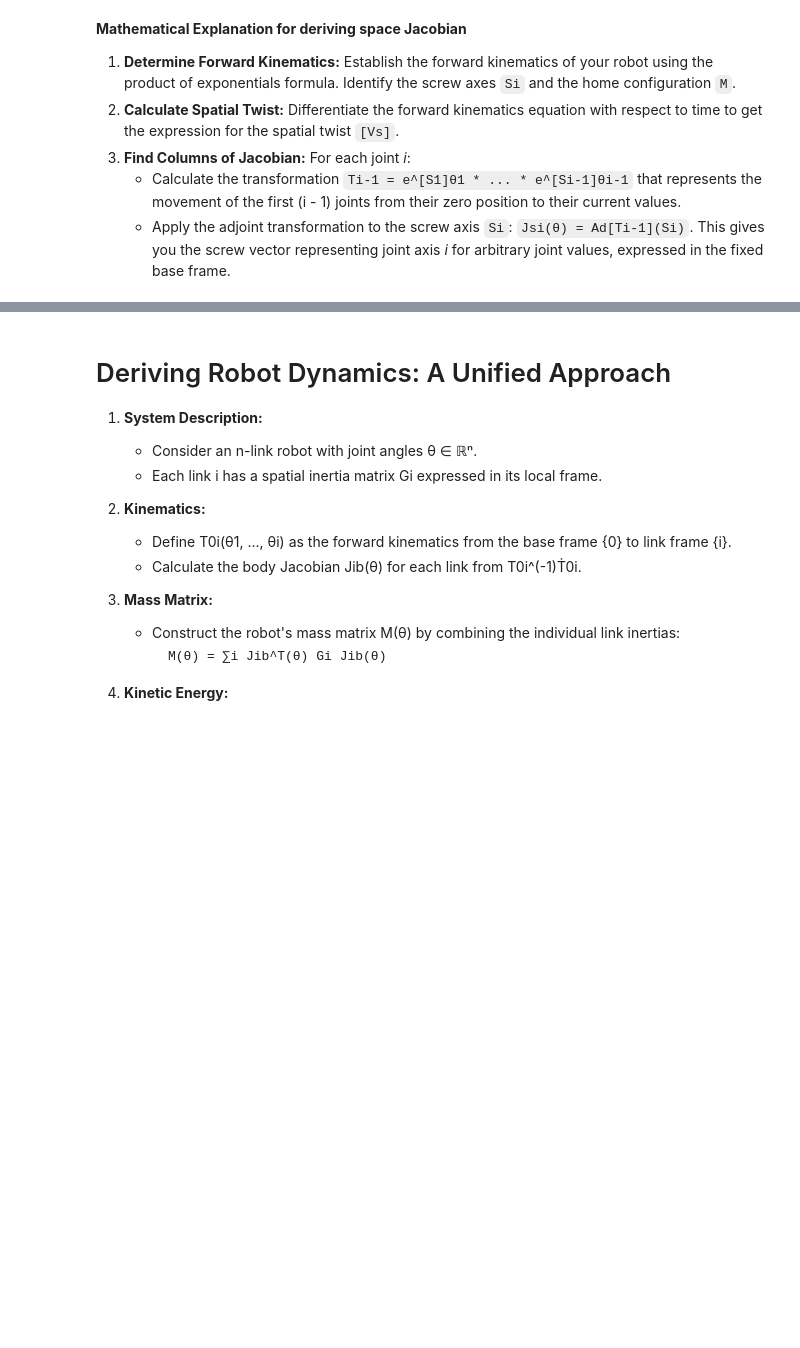
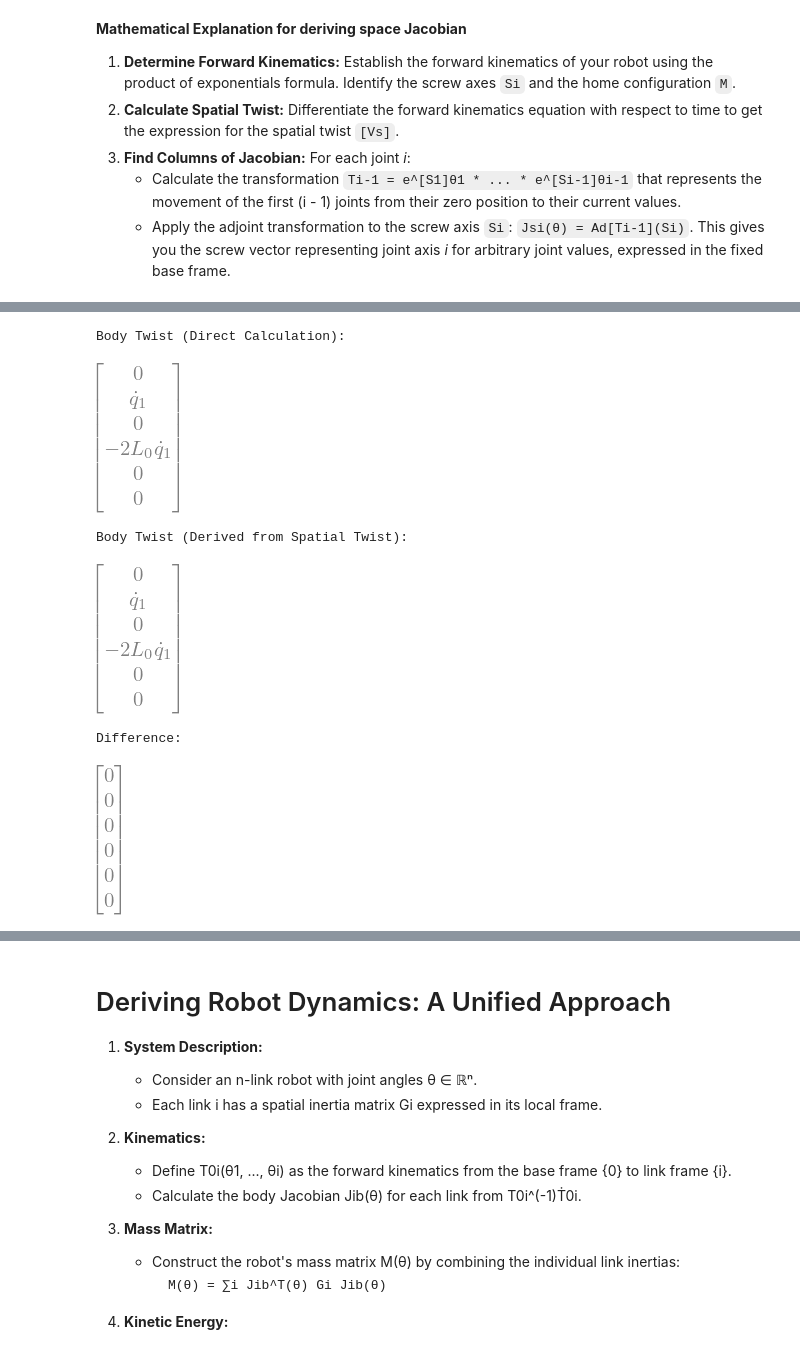
Before and after one commit to AmirSamanMirjalili/Robotics-Exercise, a Jupyter notebook: Code/E6.ipynb, the cells around one changed output, grey strips where cells are left out. Drawn from its saved outputs; the diff is of its cells as text; code cells hidden in the pictures; blank space fills up the shorter version.

```diff
--- a/Code/E6.ipynb
+++ b/Code/E6.ipynb
@@ -620,3 +613,59 @@ Pendulum Space Jacobian:
+# %%
+def verify_body_twist(T, joint_angles):
+    """
+    Verify the body twist by transforming the spatial twist.
+
+    Args:
+    T (sf.Matrix44): Forward kinematics transformation matrix.
+    joint_angles (values.Values): Values object containing symbolic joint angles.
+
+    Returns:
+    tuple: (Body twist calculated directly, Body twist derived from spatial twist)
+    """
+
+    # Calculate spatial twist
+    spatial_twist = calculate_spatial_twist(T, joint_angles)
+
+    # Calculate body twist directly
+    body_twist_direct = calculate_body_twist(T, joint_angles)
+
+    # Extract rotation matrix and translation vector from T
+    R = T[:3, :3]
+    p = T[:3, 3]
+    p_skew = sf.Matrix33.skew_symmetric(p)
+
+    # Construct the adjoint transformation matrix
+    Ad_T = sf.Matrix66.zero()
+    Ad_T[:3, :3] = R
+    Ad_T[3:, 3:] = R
+    Ad_T[3:, :3] = p_skew * R
+
+    # Transform spatial twist to body twist
+    body_twist_from_spatial = Ad_T.inv() * spatial_twist
+
+    # Simplify the result
+    body_twist_from_spatial = body_twist_from_spatial.simplify()
+
+    return body_twist_direct, body_twist_from_spatial
+
+# Use the verification function
+body_twist_direct, body_twist_from_spatial = verify_body_twist(cleaned_T0i[-1], joint_angles)
+
+print("Body Twist (Direct Calculation):")
+display(body_twist_direct)
+
+print("\nBody Twist (Derived from Spatial Twist):")
+display(body_twist_from_spatial)
+
+print("\nDifference:")
+display((body_twist_direct - body_twist_from_spatial).simplify())
+# %% [output]
+Body Twist (Direct Calculation):
+[figure, added]
+Body Twist (Derived from Spatial Twist):
+[figure, added]
+Difference:
+[figure, added]
 # %%
 def calculate_body_jacobians(T0i_list, joint_angles, screw_axes_params):
     """
```
Also changed, not shown: parts of 9 cells of this notebook.
